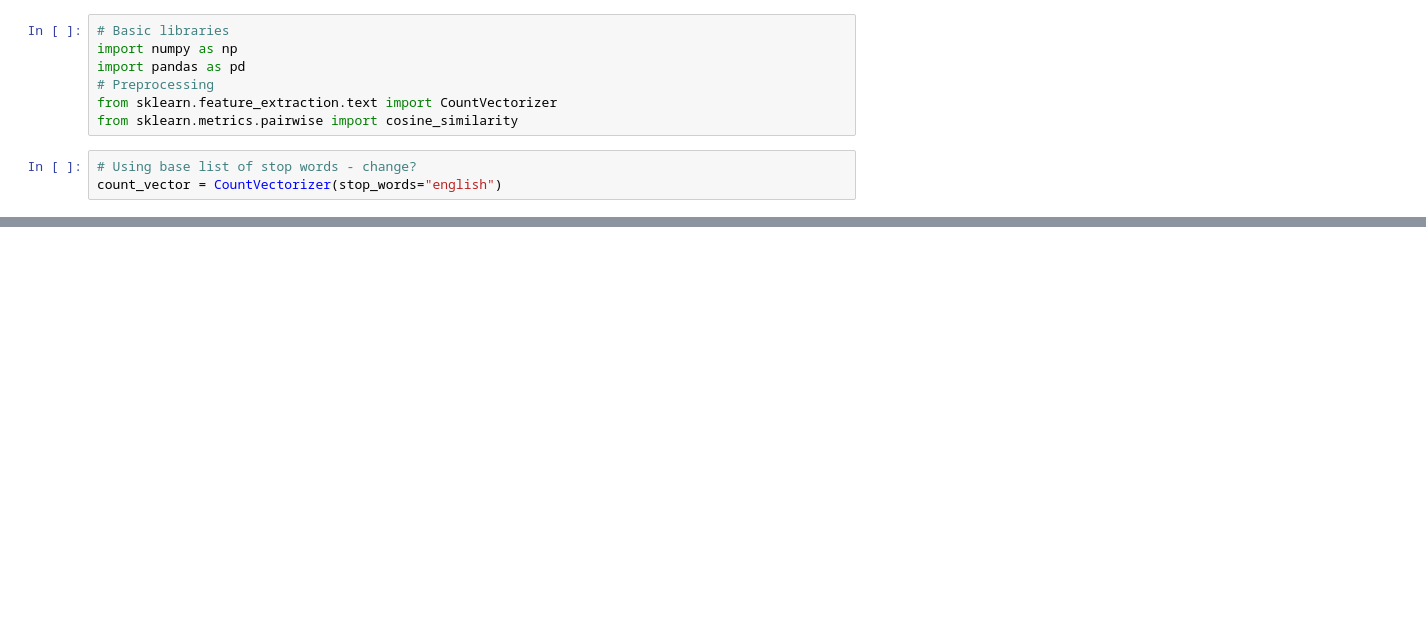
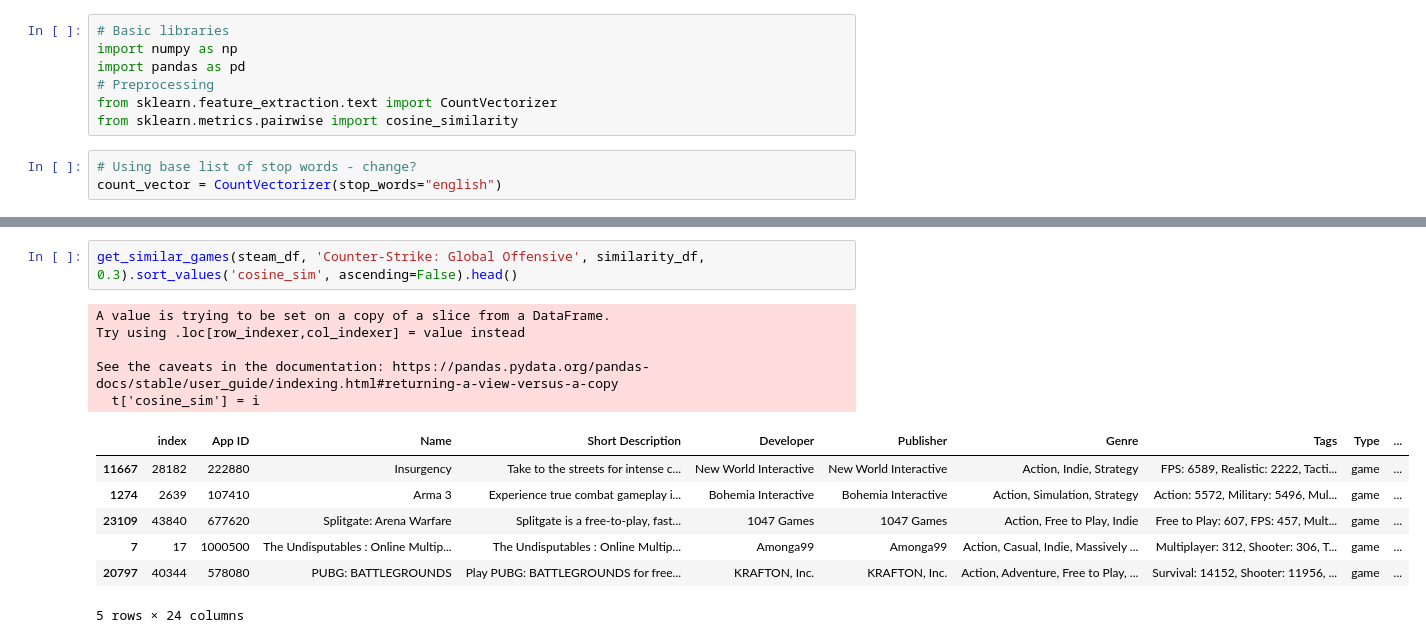
Before and after one commit to wallysands/csci5523project, a Jupyter notebook: project.ipynb, the cells around one changed output, grey strips where cells are left out. Drawn from its saved outputs; the diff is of its cells as text; blank space fills up the shorter version.

```diff
--- a/project.ipynb
+++ b/project.ipynb
@@ -87,0 +74,15 @@ get_similar_games(kaggle_df, 'Friday Night Funkin\'', 'info', 'similarity', 0.5)
+# %%
+get_similar_games(steam_df, 'Counter-Strike: Global Offensive', similarity_df, 0.3).sort_values('cosine_sim', ascending=False).head()
+# %% [output]
+A value is trying to be set on a copy of a slice from a DataFrame.
+Try using .loc[row_indexer,col_indexer] = value instead
+
+See the caveats in the documentation: https://pandas.pydata.org/pandas-docs/stable/user_guide/indexing.html#returning-a-view-versus-a-copy
+  t['cosine_sim'] = i
+|  | index | App ID | Name | Short Description | Developer | Publisher | Genre | Tags | Type | ... |
+| 11667 | 28182 | 222880 | Insurgency | Take to the streets for intense c... | New World Interactive | New World Interactive | Action, Indie, Strategy | FPS: 6589, Realistic: 2222, Tacti... | game | ... |
+| 1274 | 2639 | 107410 | Arma 3 | Experience true combat gameplay i... | Bohemia Interactive | Bohemia Interactive | Action, Simulation, Strategy | Action: 5572, Military: 5496, Mul... | game | ... |
+| 23109 | 43840 | 677620 | Splitgate: Arena Warfare | Splitgate is a free-to-play, fast... | 1047 Games | 1047 Games | Action, Free to Play, Indie | Free to Play: 607, FPS: 457, Mult... | game | ... |
+| 7 | 17 | 1000500 | The Undisputables : Online Multip... | The Undisputables : Online Multip... | Amonga99 | Amonga99 | Action, Casual, Indie, Massively ... | Multiplayer: 312, Shooter: 306, T... | game | ... |
+| 20797 | 40344 | 578080 | PUBG: BATTLEGROUNDS | Play PUBG: BATTLEGROUNDS for free... | KRAFTON, Inc. | KRAFTON, Inc. | Action, Adventure, Free to Play, ... | Survival: 14152, Shooter: 11956, ... | game | ... |
+5 rows × 24 columns
```
Also changed, not shown: parts of 13 cells of this notebook.
